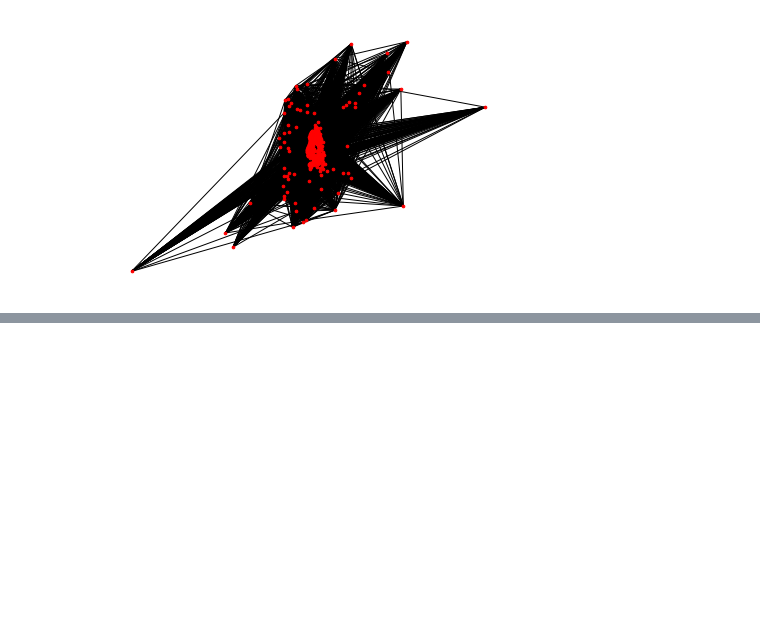
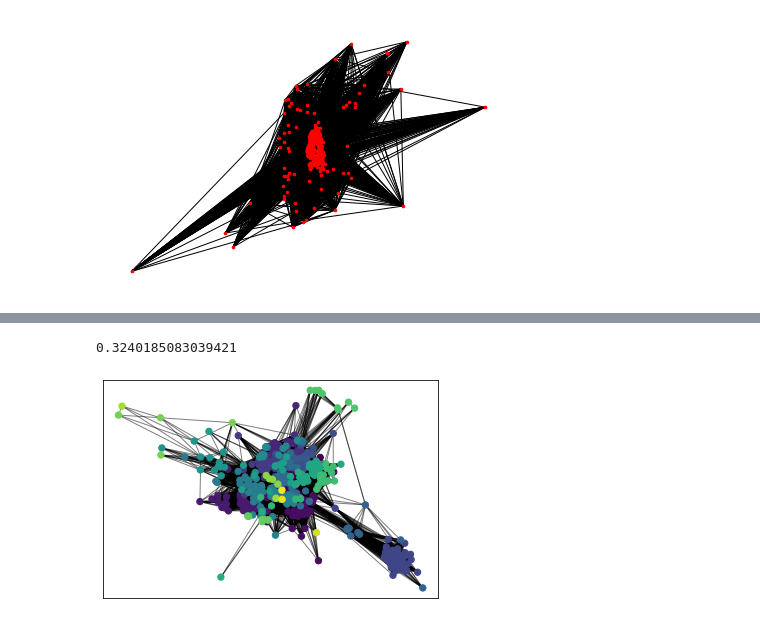
Before and after one commit to rodrigohaddad/Complex-Networks, a Jupyter notebook: tf/analyse_network.ipynb, the cells around one changed output, grey strips where cells are left out. Drawn from its saved outputs; the diff is of its cells as text; code cells hidden in the pictures; blank space fills up the shorter version.

Commit message:
analysing network

```diff
--- a/tf/analyse_network.ipynb
+++ b/tf/analyse_network.ipynb
@@ -93,0 +92,38 @@ plt.show()
+# %%
+# set attribute as community
+dep_new_dict = {}
+for k, v in dep_sigla_dict.items():
+    dep_new_dict.setdefault(v, []).append(k)
+dp = list(dep_new_dict.values())
+
+new_partition = list()
+for partition in dp:
+    nodes = list()
+    for n in partition:
+        try:
+            GL[n]
+            nodes.append(n)
+        except:
+            pass
+    new_partition.append(nodes)
+
+print(nx_comm.modularity(GL, new_partition))
+
+new_partition_p = dict()
+i = 0
+for partition in new_partition:
+    for n in partition:
+        new_partition_p[n] = i
+    i += 1
+
+# draw the graph
+pos_2 = nx.spring_layout(GL)
+# color the nodes according to their partition
+cmap_2 = cm.get_cmap('viridis', len(list(set(dep_sigla_dict.values()))))
+nx.draw_networkx_nodes(GL, pos_2, new_partition_p.keys(), node_size=40,
+                       cmap=cmap_2, node_color=list(new_partition_p.values()))
+nx.draw_networkx_edges(GL, pos_2, alpha=0.5)
+plt.show()
+# %% [output]
+0.3240185083039421
+[figure, added]
```
Also changed, not shown: parts of 4 cells of this notebook, 1 other file.
